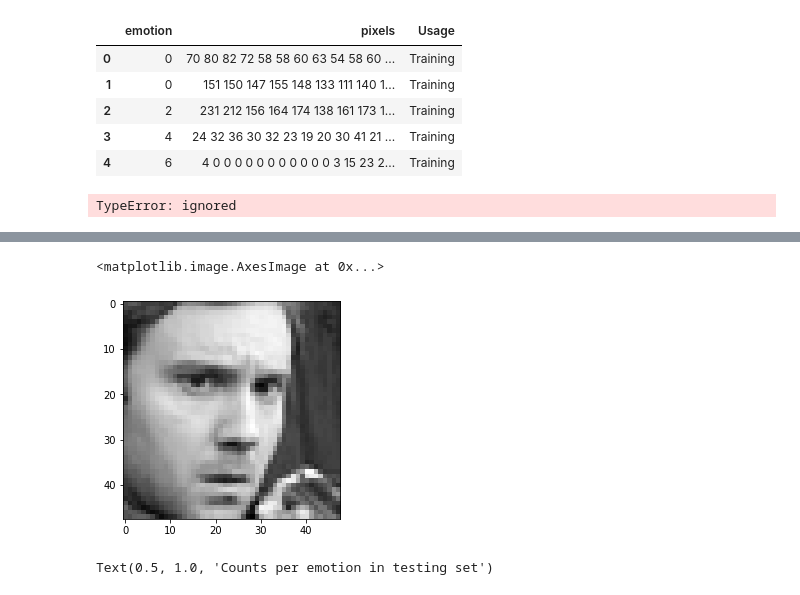
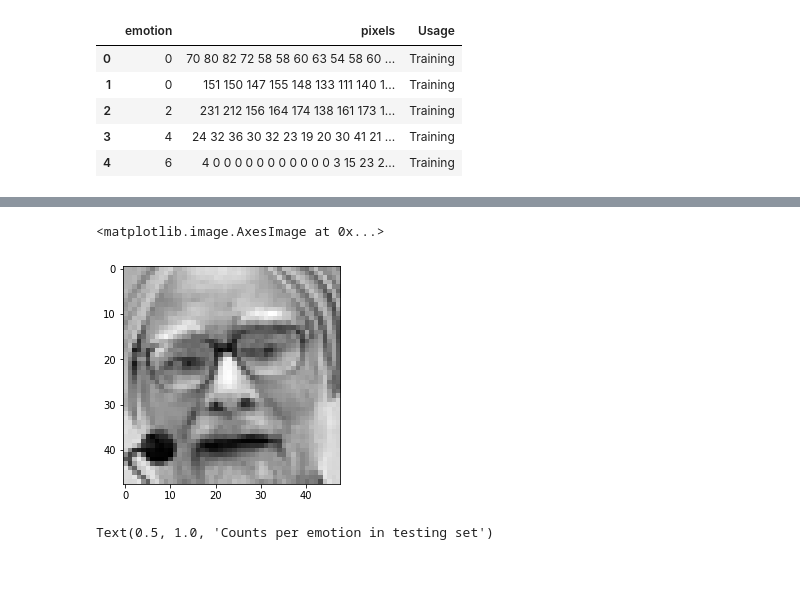
Before and after one commit to Rajoshi11/Emotions_Detector, a Jupyter notebook: Emotion.ipynb, the cells around one changed output, grey strips where cells are left out. Saved outputs shown, nothing was run; the diff lists cells and outputs as text; code cells hidden in the pictures.

```diff
--- a/Emotion.ipynb
+++ b/Emotion.ipynb
@@ -36,10 +34,6 @@ data.head()
 | 2 | 2 | 231 212 156 164 174 138 161 173 1... | Training |
 | 3 | 4 | 24 32 36 30 32 23 19 20 30 41 21 ... | Training |
 | 4 | 6 | 4 0 0 0 0 0 0 0 0 0 0 0 3 15 23 2... | Training |
-# %%
-pp.ProfileReport(data)
-# %% [output]
-TypeError: ignored
 # %%
 groups = [g for _, g in data.groupby('Usage')]
 train = groups[2]
@@ -85,8 +79,8 @@ X_train = preprocess(X_train)
 X_val = preprocess(X_val)
 X_test = preprocess(X_test)
 # %%
-plt.imshow(X_train[0][:,:,0],cmap='gray')
+plt.imshow(X_train[1][:,:,0],cmap='gray')
 # %% [output]
 <matplotlib.image.AxesImage at 0x...>
-[figure, old version]
+[figure, new version]
 # %%
```
Also changed, not shown: parts of 6 cells of this notebook, 2 other files.
